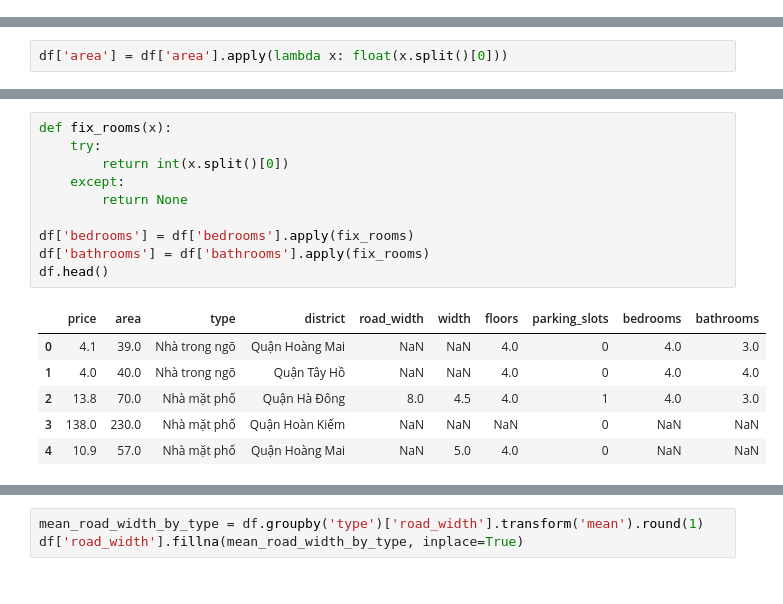
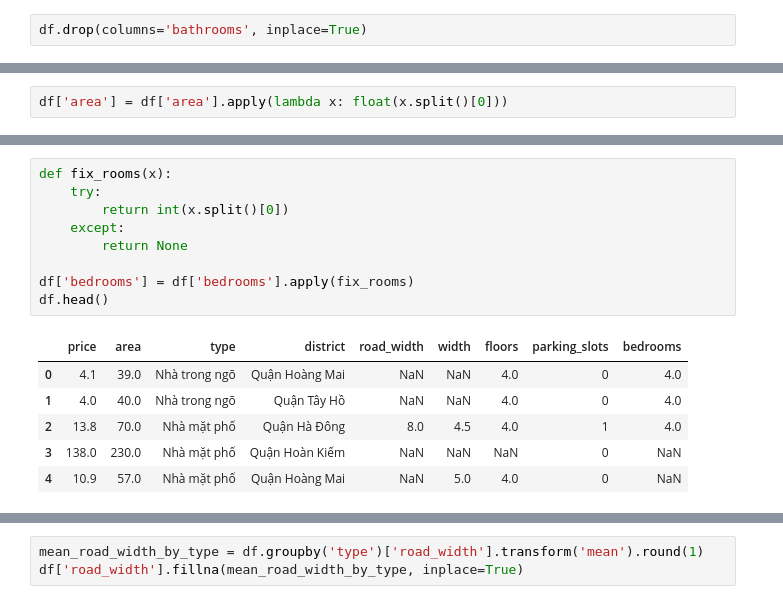
Before and after one commit to hail75/HREP, a Jupyter notebook: data_preparation.ipynb, the cells around one changed output, grey strips where cells are left out. Saved outputs shown, nothing was run; the diff lists cells and outputs as text.

```diff
--- a/data_preparation.ipynb
+++ b/data_preparation.ipynb
@@ -33,6 +33,8 @@ Data columns (total 10 columns):
  9   bathrooms      12561 non-null  object
 dtypes: object(10)
 memory usage: 1.5+ MB
+# %%
+df.drop(columns='bathrooms', inplace=True)
 # %%
 def fix_price(x):
     try:
@@ -110,17 +112,16 @@ df.head()
 # %%
 def fix_rooms(x):
     try:
         return int(x.split()[0])
     except:
         return None
 
 df['bedrooms'] = df['bedrooms'].apply(fix_rooms)
-df['bathrooms'] = df['bathrooms'].apply(fix_rooms)
 df.head()
 # %% [output]
-|  | price | area | type | district | road_width | width | floors | parking_slots | bedrooms | bathrooms |
-| 0 | 4.1 | 39.0 | Nhà trong ngõ | Quận Hoàng Mai | NaN | NaN | 4.0 | 0 | 4.0 | 3.0 |
-| 1 | 4.0 | 40.0 | Nhà trong ngõ | Quận Tây Hồ | NaN | NaN | 4.0 | 0 | 4.0 | 4.0 |
-| 2 | 13.8 | 70.0 | Nhà mặt phố | Quận Hà Đông | 8.0 | 4.5 | 4.0 | 1 | 4.0 | 3.0 |
-| 3 | 138.0 | 230.0 | Nhà mặt phố | Quận Hoàn Kiếm | NaN | NaN | NaN | 0 | NaN | NaN |
-| 4 | 10.9 | 57.0 | Nhà mặt phố | Quận Hoàng Mai | NaN | 5.0 | 4.0 | 0 | NaN | NaN |
+|  | price | area | type | district | road_width | width | floors | parking_slots | bedrooms |
+| 0 | 4.1 | 39.0 | Nhà trong ngõ | Quận Hoàng Mai | NaN | NaN | 4.0 | 0 | 4.0 |
+| 1 | 4.0 | 40.0 | Nhà trong ngõ | Quận Tây Hồ | NaN | NaN | 4.0 | 0 | 4.0 |
+| 2 | 13.8 | 70.0 | Nhà mặt phố | Quận Hà Đông | 8.0 | 4.5 | 4.0 | 1 | 4.0 |
+| 3 | 138.0 | 230.0 | Nhà mặt phố | Quận Hoàn Kiếm | NaN | NaN | NaN | 0 | NaN |
+| 4 | 10.9 | 57.0 | Nhà mặt phố | Quận Hoàng Mai | NaN | 5.0 | 4.0 | 0 | NaN |
```
Also changed, not shown: parts of 23 cells of this notebook, 5 other files.
